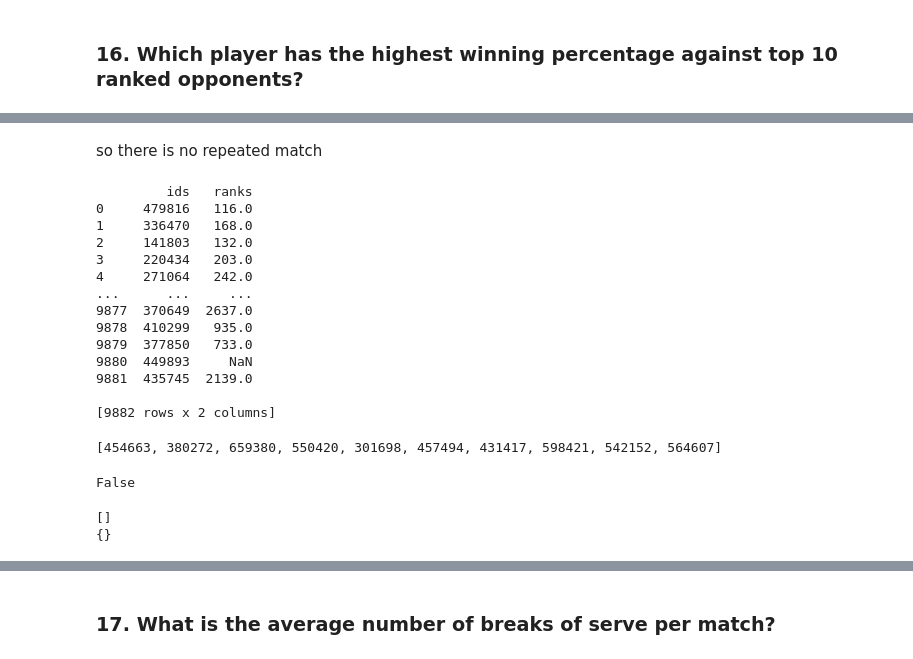
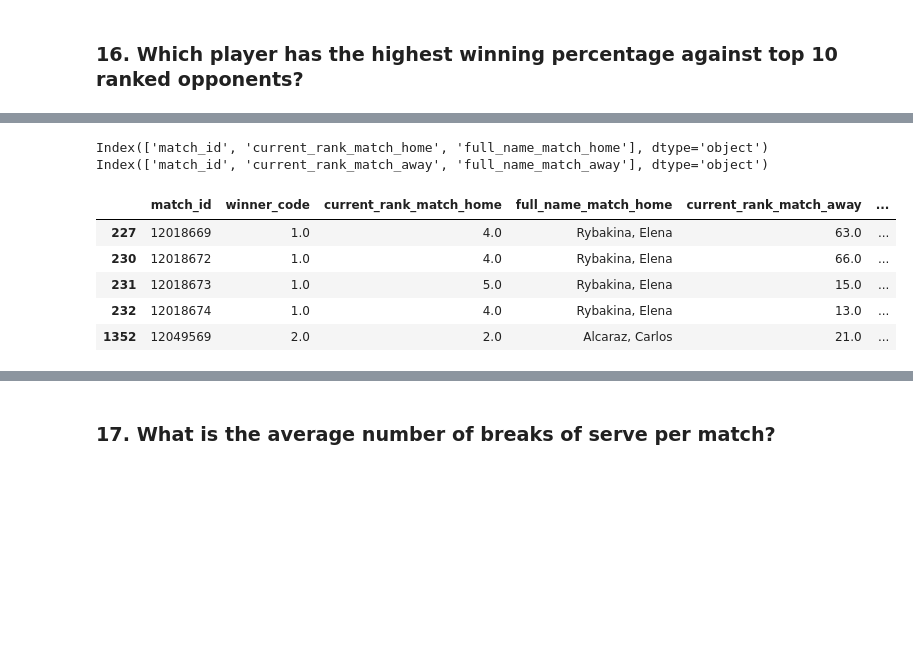
Before and after one commit to ParsaDEV15/Tennis-Project, a Jupyter notebook: notebooks/tennis_analysis.ipynb, the cells around one changed output, grey strips where cells are left out. Cells and saved outputs as stored; diff of their text form; code cells hidden in the pictures; blank space fills up the shorter version.

```diff
--- a/notebooks/tennis_analysis.ipynb
+++ b/notebooks/tennis_analysis.ipynb
@@ -915,32 +901,0 @@ print(len(set(Q_16_data['match_id'])))
-# %% [markdown]
-so there is no repeated match
-# %%
-player_rank_df = pd.DataFrame({
-    'ids':Q_16_data['home_player_id']+Q_16_data['away_player_id'],
-    'ranks':Q_16_data['home_player_rank']+Q_16_data['away_player_rank']
-})
-print(player_rank_df)
-# %% [output]
-         ids   ranks
-0     479816   116.0
-1     336470   168.0
-2     141803   132.0
-3     220434   203.0
-4     271064   242.0
-...      ...     ...
-9877  370649  2637.0
-9878  410299   935.0
-9879  377850   733.0
-9880  449893     NaN
-9881  435745  2139.0
-
-[9882 rows x 2 columns]
-# %%
-top_10_ranks = player_rank_df.nlargest(10, 'ranks')['ids'].tolist()
-print(top_10_ranks)
-# %% [output]
-[454663, 380272, 659380, 550420, 301698, 457494, 431417, 598421, 542152, 564607]
-# %%
-print(top_10_ranks[0] in player_rank_df['ids'])
-# %% [output]
-False
@@ -949,14 +902,29 @@ from collections import Counter
-# %%
-winners_against_ranks = []
-for i in range(len(Q_16_data)) :
-    if ((int(Q_16_data['away_player_id'][i]) in top_10_ranks)) :
-        winners_against_ranks.append(Q_16_data['home_player_id'][i])
-    elif (Q_16_data['home_player_id'][i] in top_10_ranks and
-            Q_16_data['winner_code'][i] == 2.0) :
-        winners_against_ranks.append(Q_16_data['away_player_id'][i])
-winning_count = dict(Counter(winners_against_ranks))
-print(winners_against_ranks)
-print(winning_count)
-# %% [output]
-[]
-{}
+# %%
+match_home_new_cols_name = [f'{col}_match_home' if col != 'match_id' else 'match_id' for col in df_home.columns]
+match_away_new_cols_name = [f'{col}_match_away' if col != 'match_id' else 'match_id' for col in df_away.columns]
+
+df_home.rename(columns=dict(zip(df_home.columns, match_home_new_cols_name)), inplace=True)
+df_away.rename(columns=dict(zip(df_away.columns, match_away_new_cols_name)), inplace=True)
+# %%
+print(df_home.columns)
+print(df_away.columns)
+# %% [output]
+Index(['match_id', 'current_rank_match_home', 'full_name_match_home'], dtype='object')
+Index(['match_id', 'current_rank_match_away', 'full_name_match_away'], dtype='object')
+# %%
+top_10_players = top_10_ranks['full_name'].values
+
+home_away_merged = pd.merge(df_home, df_away, how='inner', on='match_id')
+match_df = pd.merge(df_event, home_away_merged, on='match_id', how='inner')
+match_df = match_df[
+    (match_df['full_name_match_home'].isin(top_10_players)) |
+    (match_df['full_name_match_away'].isin(top_10_players))
+]
+match_df.head()
+# %% [output]
+|  | match_id | winner_code | current_rank_match_home | full_name_match_home | current_rank_match_away | ... |
+| 227 | 12018669 | 1.0 | 4.0 | Rybakina, Elena | 63.0 | ... |
+| 230 | 12018672 | 1.0 | 4.0 | Rybakina, Elena | 66.0 | ... |
+| 231 | 12018673 | 1.0 | 5.0 | Rybakina, Elena | 15.0 | ... |
+| 232 | 12018674 | 1.0 | 4.0 | Rybakina, Elena | 13.0 | ... |
+| 1352 | 12049569 | 2.0 | 2.0 | Alcaraz, Carlos | 21.0 | ... |
```
Also changed, not shown: parts of 13 cells of this notebook.
